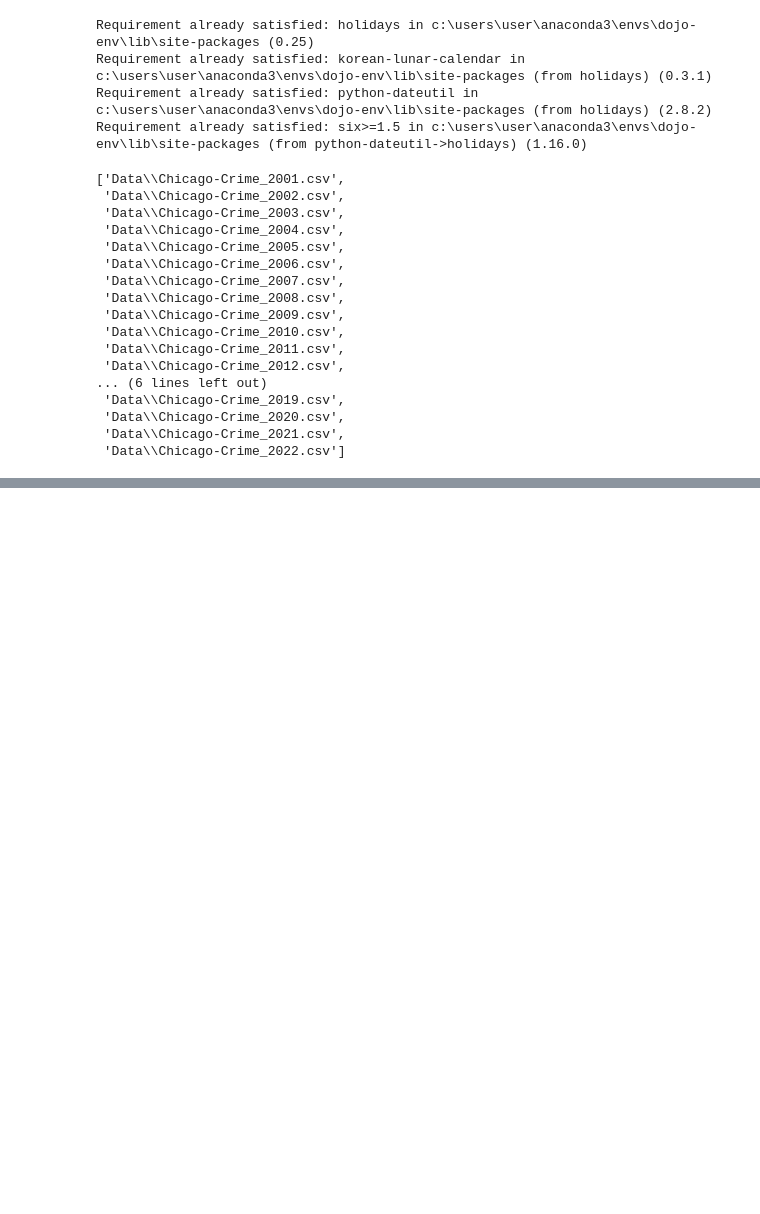
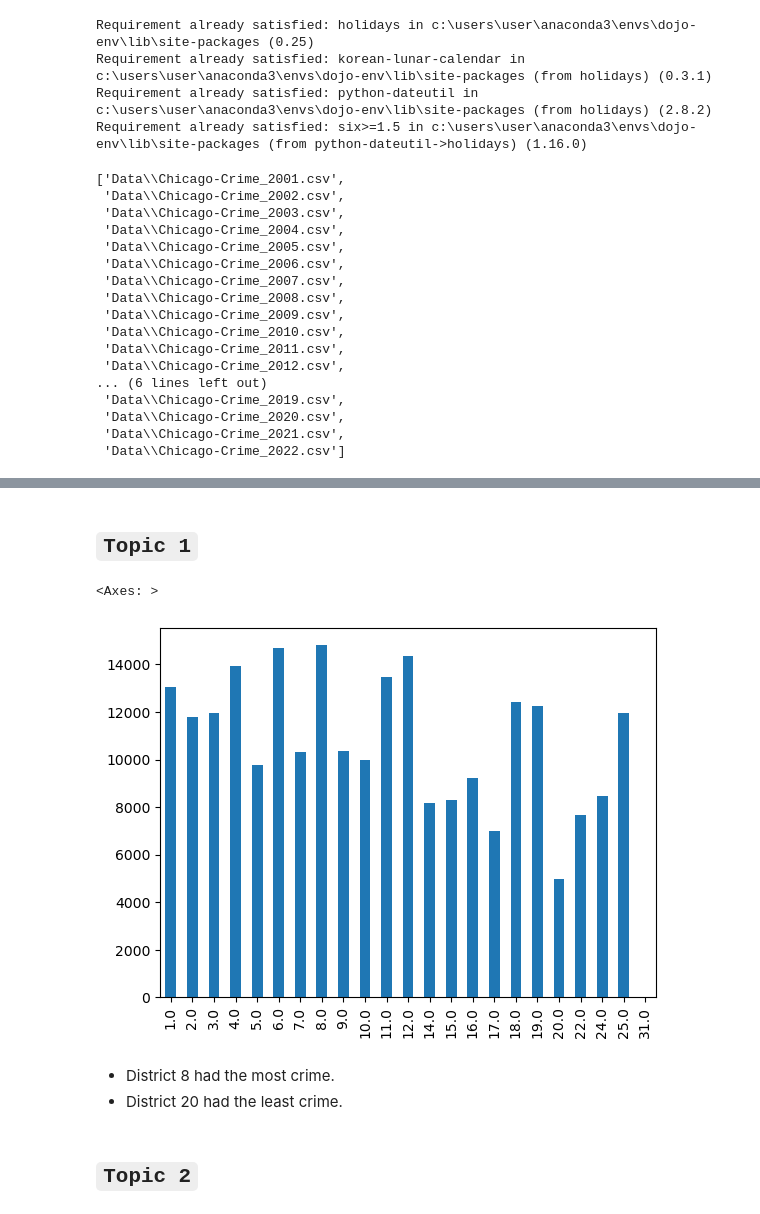
Before and after one commit to Mrammoss/Chicago-Data, a Jupyter notebook: Chicago-Crime-Data.ipynb, the cells around one changed output, grey strips where cells are left out. Saved outputs shown, nothing was run; the diff lists cells and outputs as text; code cells hidden in the pictures; blank space fills up the shorter version.

```diff
--- a/Chicago-Crime-Data.ipynb
+++ b/Chicago-Crime-Data.ipynb
@@ -47,2 +49,7 @@ df.head()
 # %%
 # df.to_csv('exported_data.csv', index=0)
+# %%
+topic_cols =  ['Date', 'Primary Type', 'Arrest', 'District' ]
+topics = df[topic_cols]
+topics = topics.set_index('Date')
+topics.head()
@@ -48,0 +64,15 @@ df.head()
+# %% [markdown]
+## `Topic 1`
+# %%
+topic_1 = topics.loc['2022']
+# %%
+districts = topic_1['District'].value_counts().sort_index()
+districts.plot(kind='bar')
+# %% [output]
+<Axes: >
+[figure, added]
+# %% [markdown]
+- District 8 had the most crime.
+- District 20 had the least crime.
+# %% [markdown]
+## `Topic 2`
```
Also changed, not shown: parts of 17 cells of this notebook.
